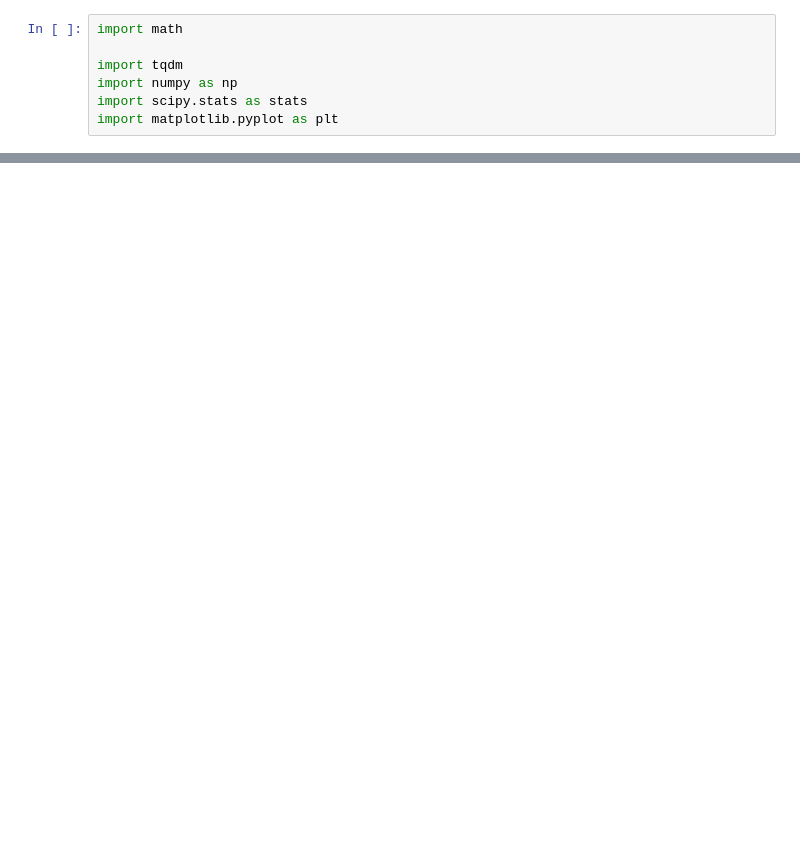
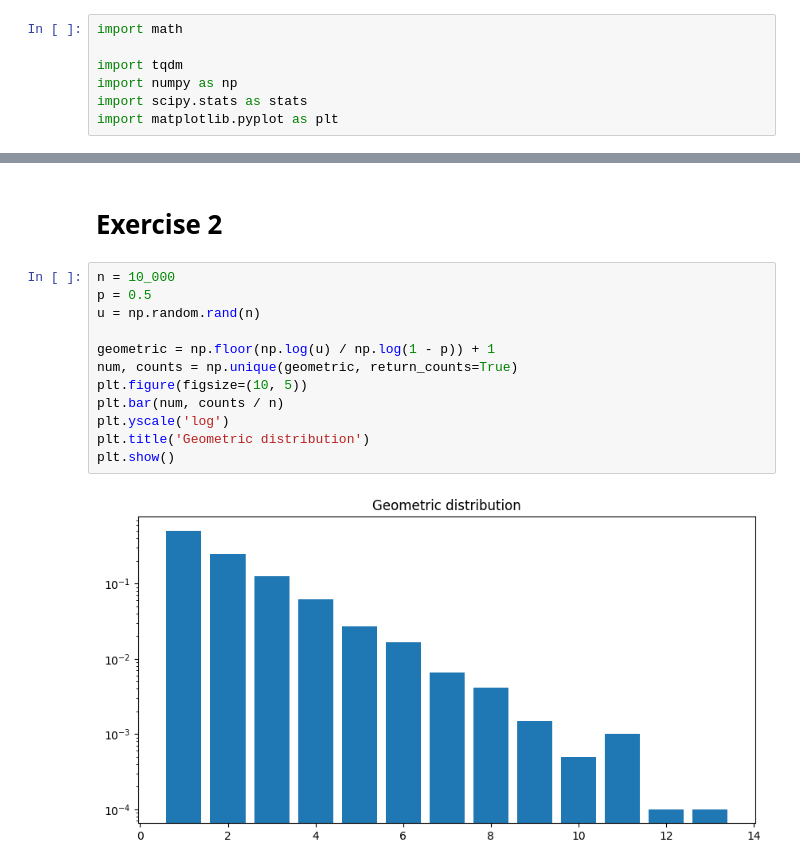
Before and after one commit to nielsenchristianole/stochastic_simulation, a Jupyter notebook: excercises/exercises.ipynb, the cells around one changed output, grey strips where cells are left out. Cells and saved outputs as stored; diff of their text form; blank space fills up the shorter version.

```diff
--- a/excercises/exercises.ipynb
+++ b/excercises/exercises.ipynb
@@ -73,0 +212,16 @@ stats.chi2(df=k - 1).ppf(0.5)
+# %% [markdown]
+# Exercise 2
+# %%
+n = 10_000
+p = 0.5
+u = np.random.rand(n)
+
+geometric = np.floor(np.log(u) / np.log(1 - p)) + 1
+num, counts = np.unique(geometric, return_counts=True)
+plt.figure(figsize=(10, 5))
+plt.bar(num, counts / n)
+plt.yscale('log')
+plt.title('Geometric distribution')
+plt.show()
+# %% [output]
+[figure, added]
```
Also changed, not shown: parts of 13 cells of this notebook.
